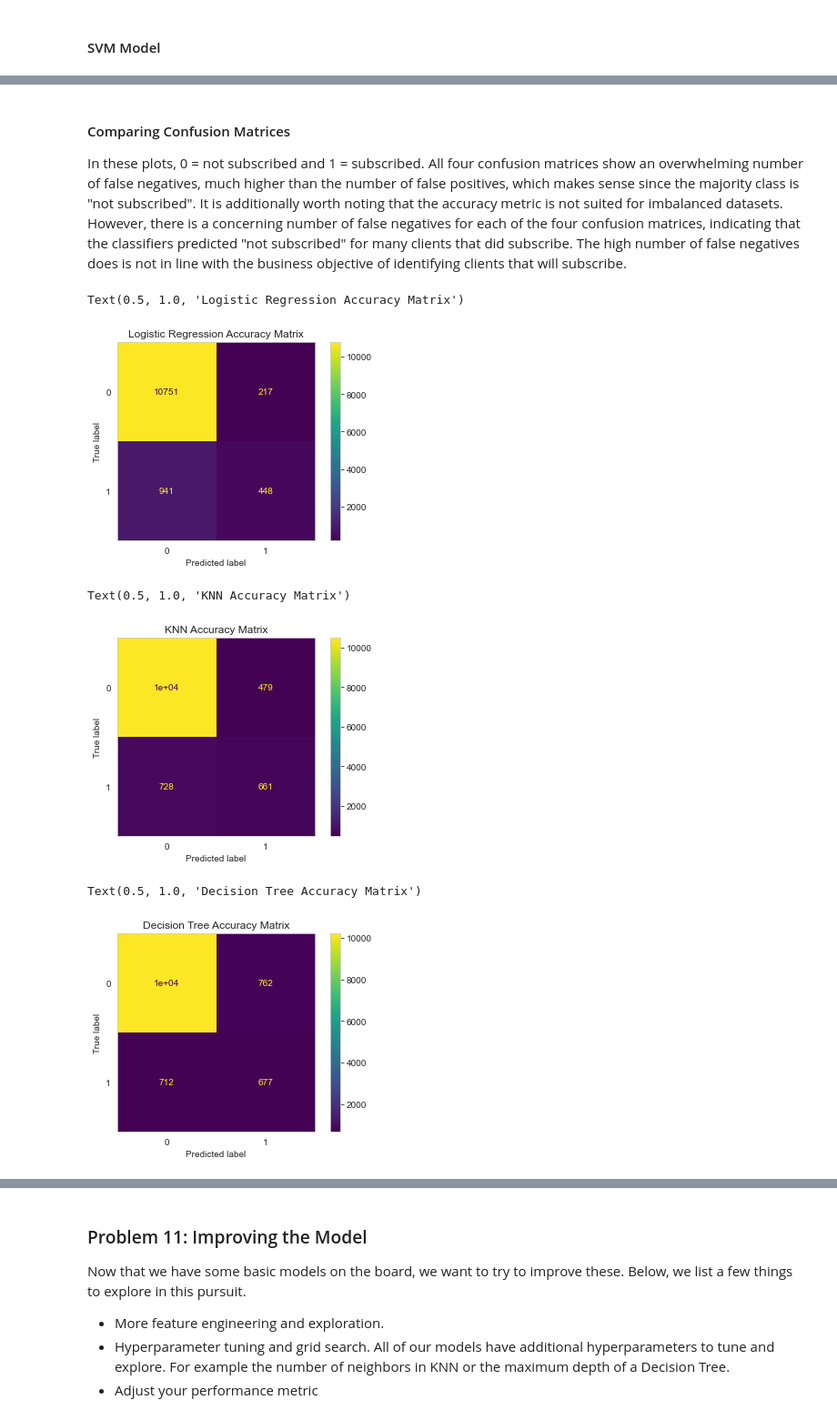
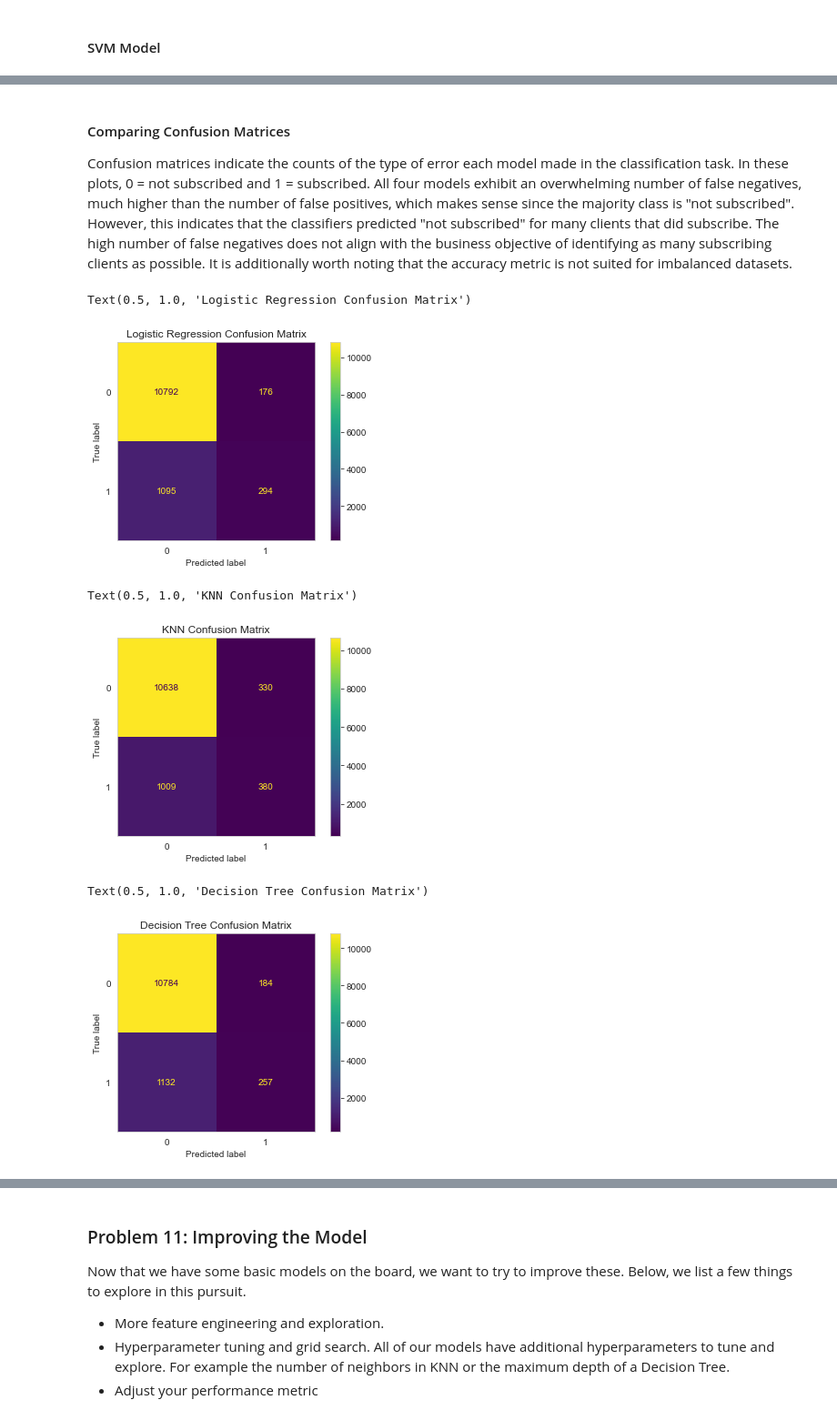
Before and after one commit to Lois-Wong/Marketing-Subscription-Classification, a Jupyter notebook: PAA_III.ipynb, the cells around one changed output, grey strips where cells are left out. Shown at 91% size. Cells and saved outputs as stored; diff of their text form; code cells hidden in the pictures.

```diff
--- a/PAA_III.ipynb
+++ b/PAA_III.ipynb
@@ -227,6 +232,7 @@ array(['duration', 'pdays', 'job', 'marital', 'default', 'housing',
 # %%
 #constructing final df
-df = bank_df[["age", "duration", "campaign", "pdays", "nr.employed", "marital", "default", "subscribed"]]
+df = bank_df[['campaign', 'pdays', 'nr.employed', 'marital', 'default',
+       'housing', 'loan', 'subscribed']]
 # %% [markdown]
 #### Visualizing the Distribution of "subscribed"
 This is an imbalanced dataset, with the vast majority of people rejecting the subscription offer.
@@ -350,27 +356,27 @@ results_df
 # %% [markdown]
 #### Comparing Confusion Matrices
-In these plots, 0 = not subscribed and 1 = subscribed. All four confusion matrices show an overwhelming number of false negatives, much higher than the number of false positives, which makes sense since the majority class is "not subscribed". It is additionally worth noting that the accuracy metric is not suited for imbalanced datasets. However, there is a concerning number of false negatives for each of the four confusion matrices, indicating that the classifiers predicted "not subscribed" for many clients that did subscribe. The high number of false negatives does is not in line with the business objective of identifying clients that will subscribe.
+Confusion matrices indicate the counts of the type of error each model made in the classification task. In these plots, 0 = not subscribed and 1 = subscribed. All four models exhibit an overwhelming number of false negatives, much higher than the number of false positives, which makes sense since the majority class is "not subscribed". However, this indicates that the classifiers predicted "not subscribed" for many clients that did subscribe. The high number of false negatives does not align with the business objective of identifying as many subscribing clients as possible. It is additionally worth noting that the accuracy metric is not suited for imbalanced datasets.
 # %%
 ConfusionMatrixDisplay(confusion_matrix(y_test, logreg_test_preds)).plot()
 plt.grid(False)
-plt.title("Logistic Regression Accuracy Matrix")
+plt.title("Logistic Regression Confusion Matrix")
 # %% [output]
-Text(0.5, 1.0, 'Logistic Regression Accuracy Matrix')
+Text(0.5, 1.0, 'Logistic Regression Confusion Matrix')
-[figure, old version]
+[figure, new version]
 # %%
 ConfusionMatrixDisplay(confusion_matrix(y_test, knn_test_preds)).plot()
 plt.grid(False)
-plt.title("KNN Accuracy Matrix")
+plt.title("KNN Confusion Matrix")
 # %% [output]
-Text(0.5, 1.0, 'KNN Accuracy Matrix')
+Text(0.5, 1.0, 'KNN Confusion Matrix')
-[figure, old version]
+[figure, new version]
 # %%
 ConfusionMatrixDisplay(confusion_matrix(y_test, tree_test_preds)).plot()
 plt.grid(False)
-plt.title("Decision Tree Accuracy Matrix")
+plt.title("Decision Tree Confusion Matrix")
 # %% [output]
-Text(0.5, 1.0, 'Decision Tree Accuracy Matrix')
+Text(0.5, 1.0, 'Decision Tree Confusion Matrix')
-[figure, old version]
+[figure, new version]
 # %%
 ConfusionMatrixDisplay(confusion_matrix(y_test, svc_test_preds)).plot()
 plt.grid(False)
```
Also changed, not shown: parts of 74 cells of this notebook.
